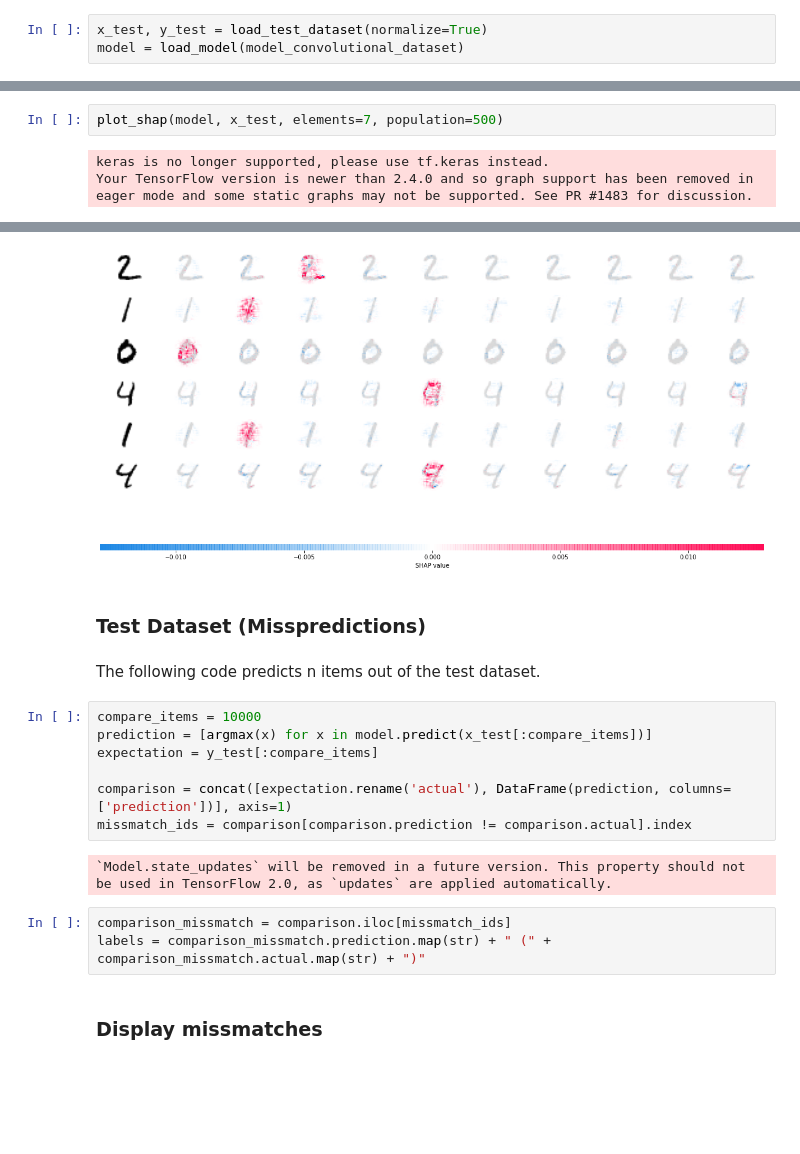
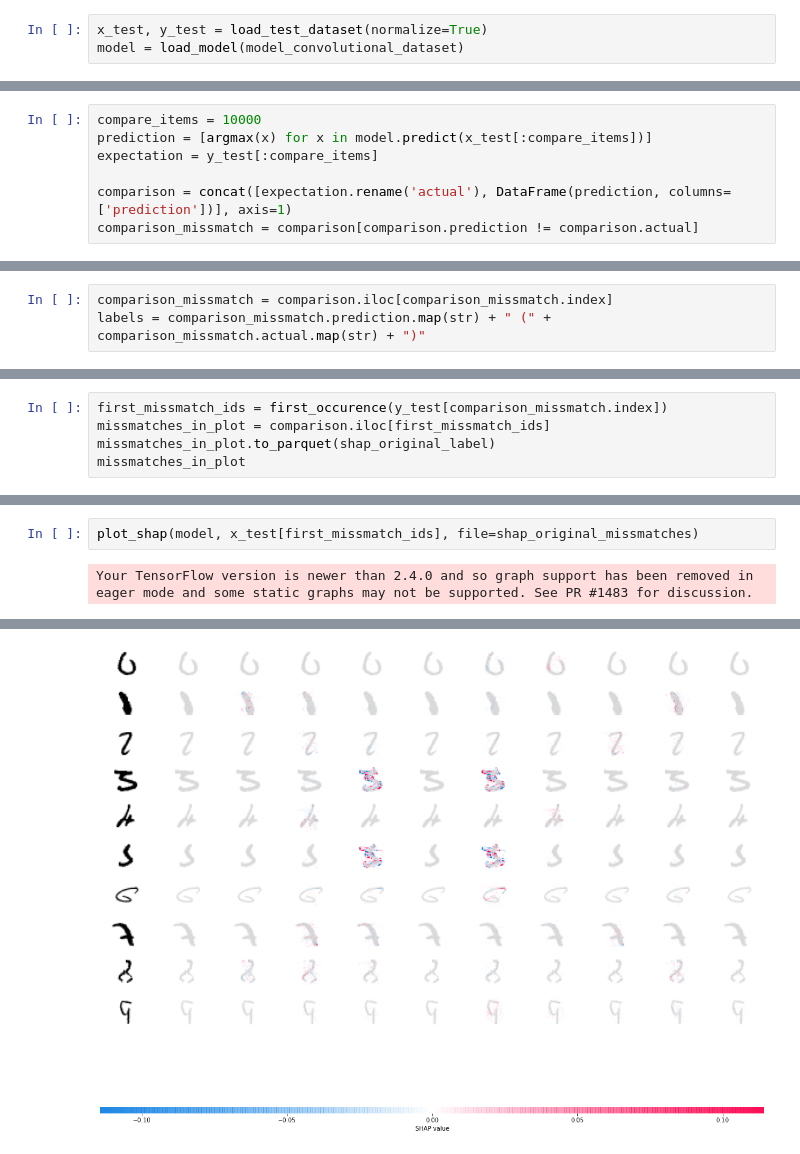
Before and after one commit to raffaelschmid/xai-adversarial-attack, a Jupyter notebook: notebook/evaluation/02_explain_shap_original.ipynb, the cells around one changed output, grey strips where cells are left out. Drawn from its saved outputs; the diff is of its cells as text; blank space fills up the shorter version.

Commit message:
explain adversarial images

```diff
--- a/notebook/evaluation/02_explain_shap_original.ipynb
+++ b/notebook/evaluation/02_explain_shap_original.ipynb
@@ -34,0 +32,7 @@ Here we are generating shap values and plot them based on the test dataset.
+# %%
+compare_items = 10000
+prediction = [argmax(x) for x in model.predict(x_test[:compare_items])]
+expectation = y_test[:compare_items]
+
+comparison = concat([expectation.rename('actual'), DataFrame(prediction, columns=['prediction'])], axis=1)
+comparison_missmatch = comparison[comparison.prediction != comparison.actual]
@@ -34,0 +41,3 @@ Here we are generating shap values and plot them based on the test dataset.
+# %%
+comparison_missmatch = comparison.iloc[comparison_missmatch.index]
+labels = comparison_missmatch.prediction.map(str) + " (" + comparison_missmatch.actual.map(str) + ")"
@@ -34,0 +70,5 @@ Here we are generating shap values and plot them based on the test dataset.
+# %%
+first_missmatch_ids = first_occurence(y_test[comparison_missmatch.index])
+missmatches_in_plot = comparison.iloc[first_missmatch_ids]
+missmatches_in_plot.to_parquet(shap_original_label)
+missmatches_in_plot
@@ -35,5 +87,4 @@ Here we are generating shap values and plot them based on the test dataset.
 # %%
-plot_shap(model, x_test, elements=7, population=500)
+plot_shap(model, x_test[first_missmatch_ids], file=shap_original_missmatches)
 # %% [output]
-keras is no longer supported, please use tf.keras instead.
 Your TensorFlow version is newer than 2.4.0 and so graph support has been removed in eager mode and some static graphs may not be supported. See PR #1483 for discussion.
@@ -41,19 +91 @@ WARNING:tensorflow:From /Users/raffael/learn/fhnw/xai/xai-adversarial-attack/.ve
-[figure, old version]
+[figure, new version]
-# %% [markdown]
-### Test Dataset (Misspredictions)
-# %% [markdown]
-The following code predicts n items out of the test dataset.
-# %%
-compare_items = 10000
-prediction = [argmax(x) for x in model.predict(x_test[:compare_items])]
-expectation = y_test[:compare_items]
-
-comparison = concat([expectation.rename('actual'), DataFrame(prediction, columns=['prediction'])], axis=1)
-missmatch_ids = comparison[comparison.prediction != comparison.actual].index
-# %% [output]
-`Model.state_updates` will be removed in a future version. This property should not be used in TensorFlow 2.0, as `updates` are applied automatically.
-# %%
-comparison_missmatch = comparison.iloc[missmatch_ids]
-labels = comparison_missmatch.prediction.map(str) + " (" + comparison_missmatch.actual.map(str) + ")"
-# %% [markdown]
-### Display missmatches
```
Also changed, not shown: parts of 18 cells of this notebook, 10 other files.
